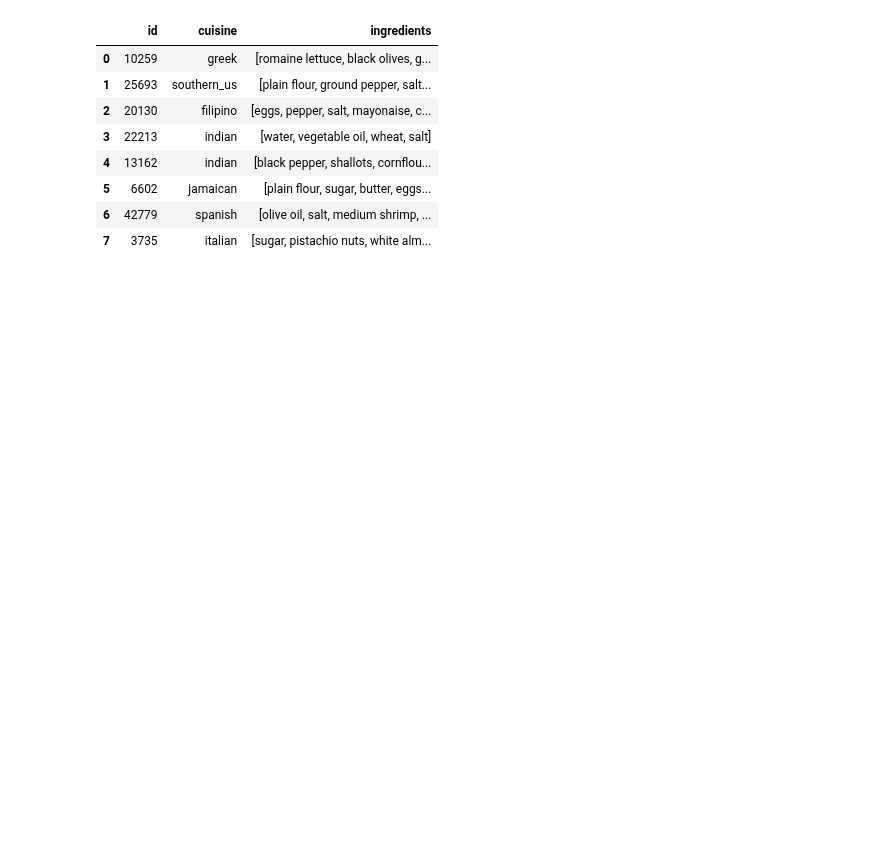
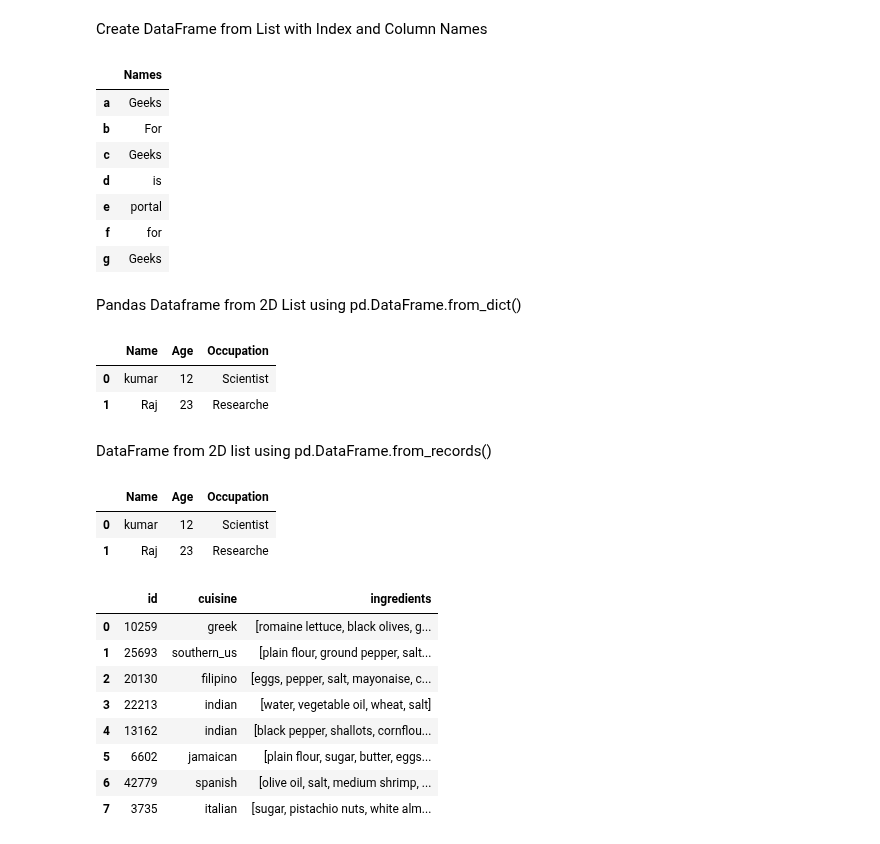
Before and after one commit to 960Subhamsingh/Data-Sciences, a Jupyter notebook: 3 - dataframe/dataframe.ipynb, the cells around one changed output. Cells and saved outputs as stored; diff of their text form; code cells hidden in the pictures; blank space fills up the shorter version.

Commit message:
Data Science

```diff
--- a/3 - dataframe/dataframe.ipynb
+++ b/3 - dataframe/dataframe.ipynb
@@ -4,3 +130,44 @@ import requests
+# %% [markdown]
+Create DataFrame from List with Index and Column Names
+# %%
+# list of strings
+lst = ['Geeks', 'For', 'Geeks', 'is', 'portal', 'for', 'Geeks']
+
+# Calling DataFrame constructor on list
+# with indices and columns specified
+pd.DataFrame(lst, index =['a', 'b', 'c', 'd', 'e', 'f', 'g'],
+                                              columns =['Names'])
+# %% [output]
+|  | Names |
+| a | Geeks |
+| b | For |
+| c | Geeks |
+| d | is |
+| e | portal |
+| f | for |
+| g | Geeks |
+# %% [markdown]
+Pandas Dataframe from 2D List using pd.DataFrame.from_dict()
+# %%
+# Two-dimensional list
+data = [['kumar' , 12, 'Scientist'],
+        ['Raj',23,'Researche']]
+columns = ['Name', 'Age', 'Occupation']
+# Creating DataFrame using pd.DataFrame.from_dict()
+pd.DataFrame.from_dict(dict(zip(columns, zip(*data))))
+# %% [output]
+|  | Name | Age | Occupation |
+| 0 | kumar | 12 | Scientist |
+| 1 | Raj | 23 | Researche |
+# %% [markdown]
+DataFrame from 2D list using pd.DataFrame.from_records()
+# %%
+# Creating DataFrame using pd.DataFrame.from_records()
+pd.DataFrame.from_records(data, columns=columns)
+# %% [output]
+|  | Name | Age | Occupation |
+| 0 | kumar | 12 | Scientist |
+| 1 | Raj | 23 | Researche |
 # %%
 df = pd.read_json('D:/Project/Data Sciences/2 - working-with-json/train.json')
 # %%
```
Also changed, not shown: parts of 19 cells of this notebook, 5 other files.
